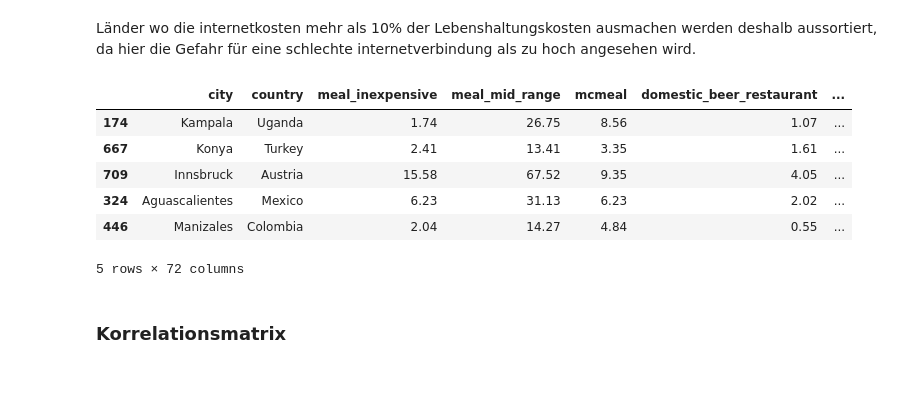
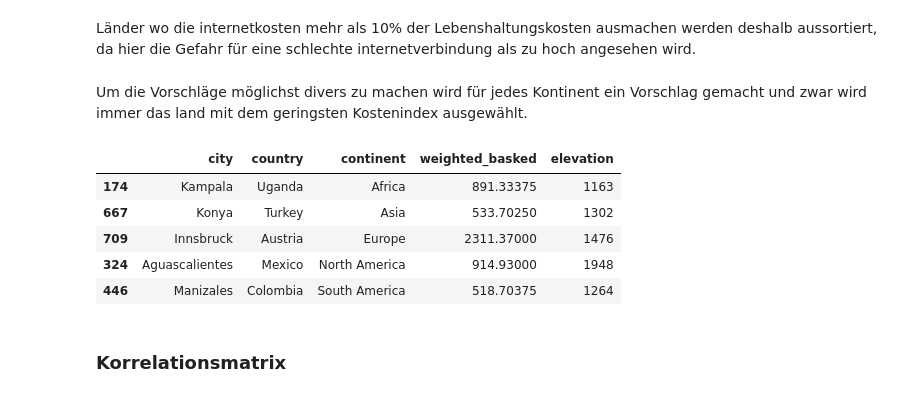
Before and after one commit to GehriJan/data-science-exam, a Jupyter notebook: data_science_exam.ipynb, the cells around one changed output. Cells and saved outputs as stored; diff of their text form; code cells hidden in the pictures.

```diff
--- a/data_science_exam.ipynb
+++ b/data_science_exam.ipynb
@@ -573,16 +572,17 @@ fig.update_layout(
 
     showlegend=False,
 )
+# %% [markdown]
+Um die Vorschläge möglichst divers zu machen wird für jedes Kontinent ein Vorschlag gemacht und zwar wird immer das land mit dem geringsten Kostenindex ausgewählt.
 # %%
-df_analyze.loc[df_analyze.groupby("continent")["weighted_basked"].idxmin()]
+df_analyze.loc[df_analyze.groupby("continent")["weighted_basked"].idxmin()][["city", "country", "continent", "weighted_basked", "elevation"]].sort_values("continent")
 # %% [output]
-|  | city | country | meal_inexpensive | meal_mid_range | mcmeal | domestic_beer_restaurant | ... |
-| 174 | Kampala | Uganda | 1.74 | 26.75 | 8.56 | 1.07 | ... |
-| 667 | Konya | Turkey | 2.41 | 13.41 | 3.35 | 1.61 | ... |
-| 709 | Innsbruck | Austria | 15.58 | 67.52 | 9.35 | 4.05 | ... |
-| 324 | Aguascalientes | Mexico | 6.23 | 31.13 | 6.23 | 2.02 | ... |
-| 446 | Manizales | Colombia | 2.04 | 14.27 | 4.84 | 0.55 | ... |
+|  | city | country | continent | weighted_basked | elevation |
+| 174 | Kampala | Uganda | Africa | 891.33375 | 1163 |
+| 667 | Konya | Turkey | Asia | 533.70250 | 1302 |
+| 709 | Innsbruck | Austria | Europe | 2311.37000 | 1476 |
+| 324 | Aguascalientes | Mexico | North America | 914.93000 | 1948 |
+| 446 | Manizales | Colombia | South America | 518.70375 | 1264 |
-5 rows × 72 columns
 # %% [markdown]
 ### Korrelationsmatrix
 # %%
```
Also changed, not shown: parts of 1 cell of this notebook.
